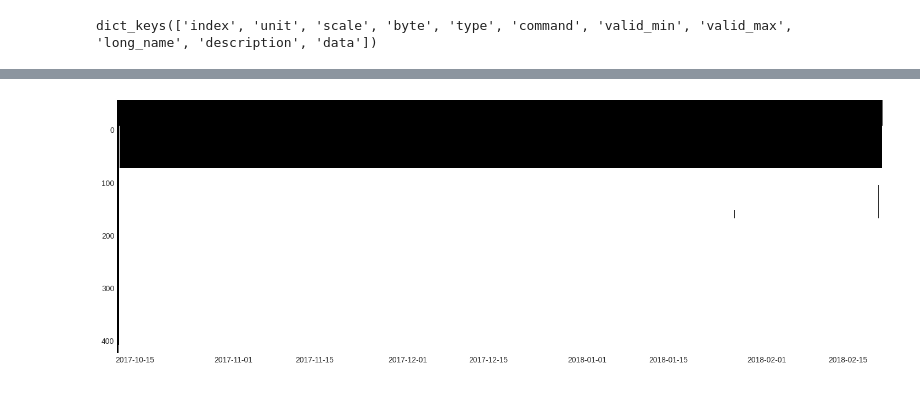
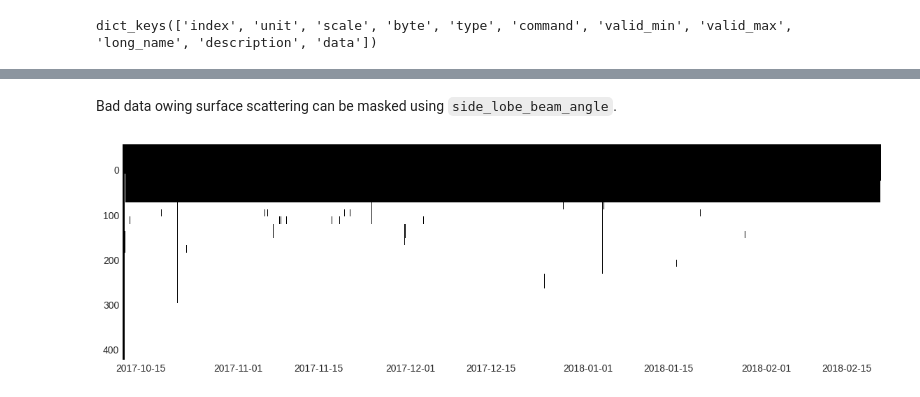
Before and after one commit to p-amol/pyadps, a Jupyter notebook: docs/source/example.ipynb, the cells around one changed output, grey strips where cells are left out. Saved outputs shown, nothing was run; the diff lists cells and outputs as text; code cells hidden in the pictures.

```diff
--- a/docs/source/example.ipynb
+++ b/docs/source/example.ipynb
@@ -3,9 +3,10 @@
 
 Here we will demonstrate how to use `pyadps` in a Jupyter Notebook.
 # %%
-%matplotlib notebook
-from ipywidgets import *
+# Load important Python libraries.
 import numpy as np
 import pyadps
 import matplotlib.pyplot as plt
-# %matplotlib inline
+%matplotlib inline
+
+plt.rcParams['figure.figsize'] = [14, 4]
@@ -100,2 +142,3 @@ dict_keys(['index', 'unit', 'scale', 'byte', 'type', 'command', 'valid_min', 'va
 # %%
-mask = pyadps.default_mask(ds)
+default_mask = pyadps.default_mask(ds)
+mask = np.copy(default_mask)
@@ -109,0 +154,12 @@ plt.show()
+# %%
+# Apply QC Thresholds
+mask = pyadps.pg_check(ds, mask, 50)
+mask = pyadps.correlation_check(ds, mask, 64)
+mask = pyadps.echo_check(ds, mask, 30)
+mask = pyadps.ev_check(ds, mask, 200)
+mask = pyadps.false_target(ds, mask, 50, threebeam=True)
+
+cs = plt.pcolor(X, Y, mask)
+ax = cs.axes
+ax.invert_yaxis()
+plt.show()
@@ -110,9 +174,10 @@ plt.show()
+# %% [markdown]
+Bad data owing surface scattering can be masked using `side_lobe_beam_angle`.
 # %%
-mask_new = pyadps.side_lobe_beam_angle(ds, mask)
-plt.figure(figsize = (18,6))
-cs = plt.pcolor(X, Y, mask_new)
+mask = pyadps.side_lobe_beam_angle(ds, mask)
+cs = plt.pcolor(X, Y, mask)
 ax = cs.axes
 ax.invert_yaxis()
 plt.show()
 # %% [output]
-[figure, old version]
+[figure, new version]
```
Also changed, not shown: parts of 24 cells of this notebook.
